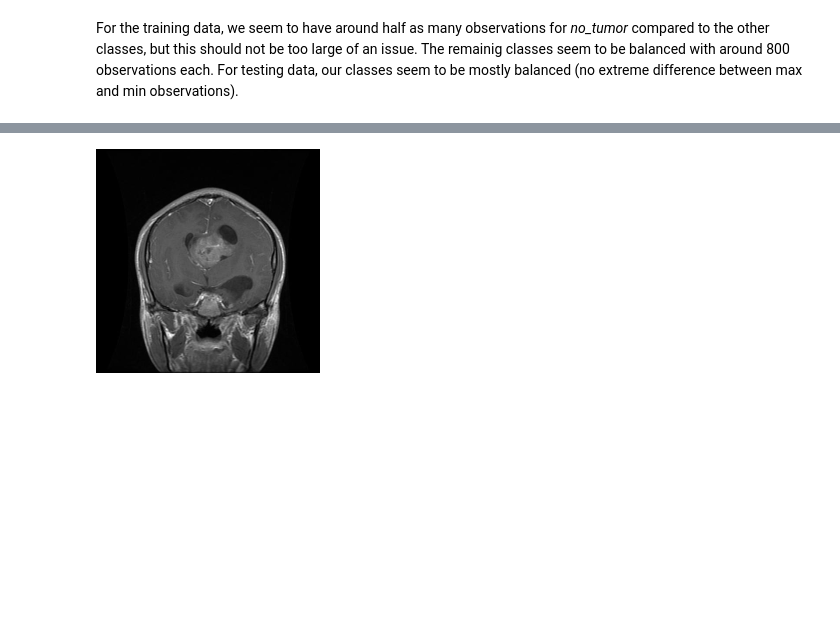
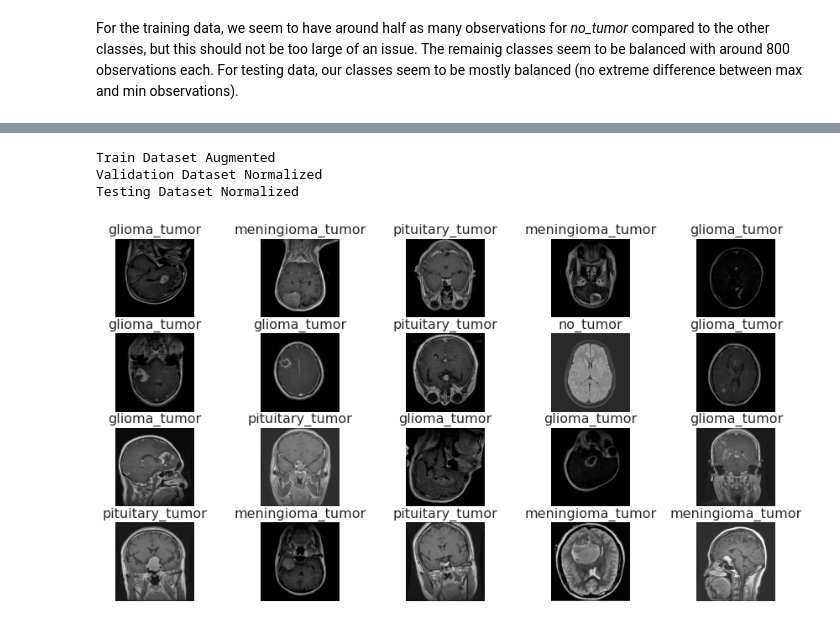
Before and after one commit to dhelms1/brain_tumor, a Jupyter notebook: MRImodeling.ipynb, the cells around one changed output, grey strips where cells are left out. Drawn from its saved outputs; the diff is of its cells as text; code cells hidden in the pictures; blank space fills up the shorter version.

```diff
--- a/MRImodeling.ipynb
+++ b/MRImodeling.ipynb
@@ -27,6 +29,7 @@ from sklearn.model_selection import train_test_split
 
 IMG_SIZE = 224
 BATCH_SIZE = 32
+AUTOTUNE = tf.data.AUTOTUNE
 
 sns.set_style("darkgrid", {'axes.edgecolor': 'black'})
 plt.rcParams['font.size'] = 12
@@ -184,6 +150,4 @@ X_test = process_images(X_test)
-# %%
-idx = 1
-print(y_train[idx])
-array_to_img(X_train[idx,:,:,:])
-# %% [output]
-[figure, removed]
+# %%
+train_dataset = tf.data.Dataset.from_tensor_slices((X_train, y_train))
+val_dataset = tf.data.Dataset.from_tensor_slices((X_val, y_val))
+test_dataset = tf.data.Dataset.from_tensor_slices((x_test, y_test))
@@ -189,0 +169,45 @@ array_to_img(X_train[idx,:,:,:])
+# %%
+train_dataset = (
+    train_dataset
+    .shuffle(1000)
+    .map(train_augment, num_parallel_calls=AUTOTUNE)
+    .batch(BATCH_SIZE)
+    .prefetch(AUTOTUNE)
+)
+print('Train Dataset Augmented')
+
+val_dataset = (
+    val_dataset
+    .shuffle(1000)
+    .map(cast_and_normalize, num_parallel_calls=AUTOTUNE)
+    .batch(BATCH_SIZE)
+    .prefetch(AUTOTUNE)
+)
+print('Validation Dataset Normalized')
+
+test_dataset = (
+    test_dataset
+    .shuffle(1000)
+    .map(cast_and_normalize, num_parallel_calls=AUTOTUNE)
+    .batch(BATCH_SIZE)
+    .prefetch(AUTOTUNE)
+)
+print('Testing Dataset Normalized')
+# %% [output]
+Train Dataset Augmented
+Validation Dataset Normalized
+Testing Dataset Normalized
+# %%
+def show_images(images, labels):
+    plt.figure(figsize=(15, 10))
+    labels = labels.astype('str')
+    for i in range(20):
+        ax = plt.subplot(5, 5, i+1)
+        plt.imshow(images[i])
+        plt.title(labels[i])
+        plt.axis("off")
+# %%
+train_images, train_labels = next(train_dataset.as_numpy_iterator())
+show_images(train_images, train_labels)
+# %% [output]
+[figure, added]
```
Also changed, not shown: parts of 15 cells of this notebook.
